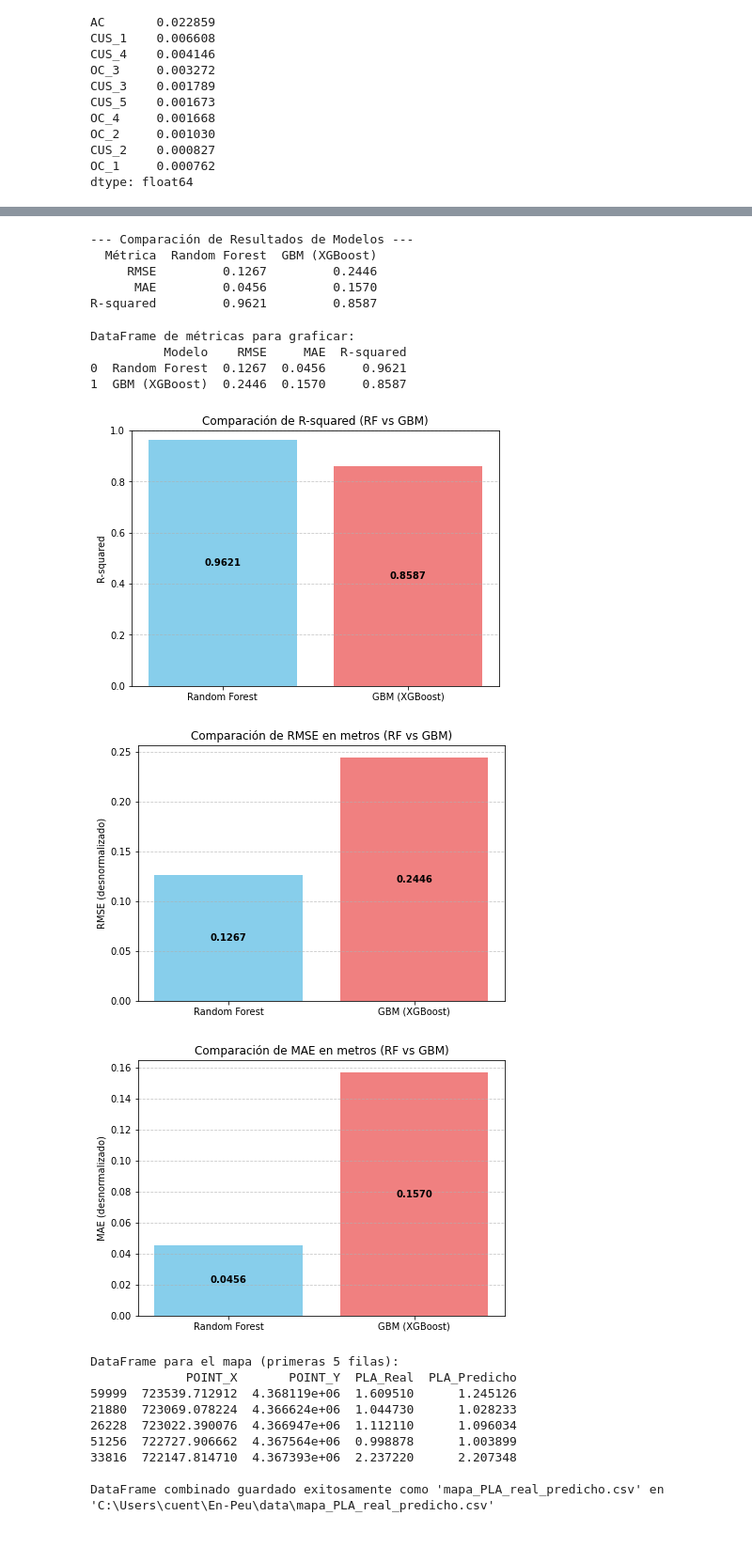
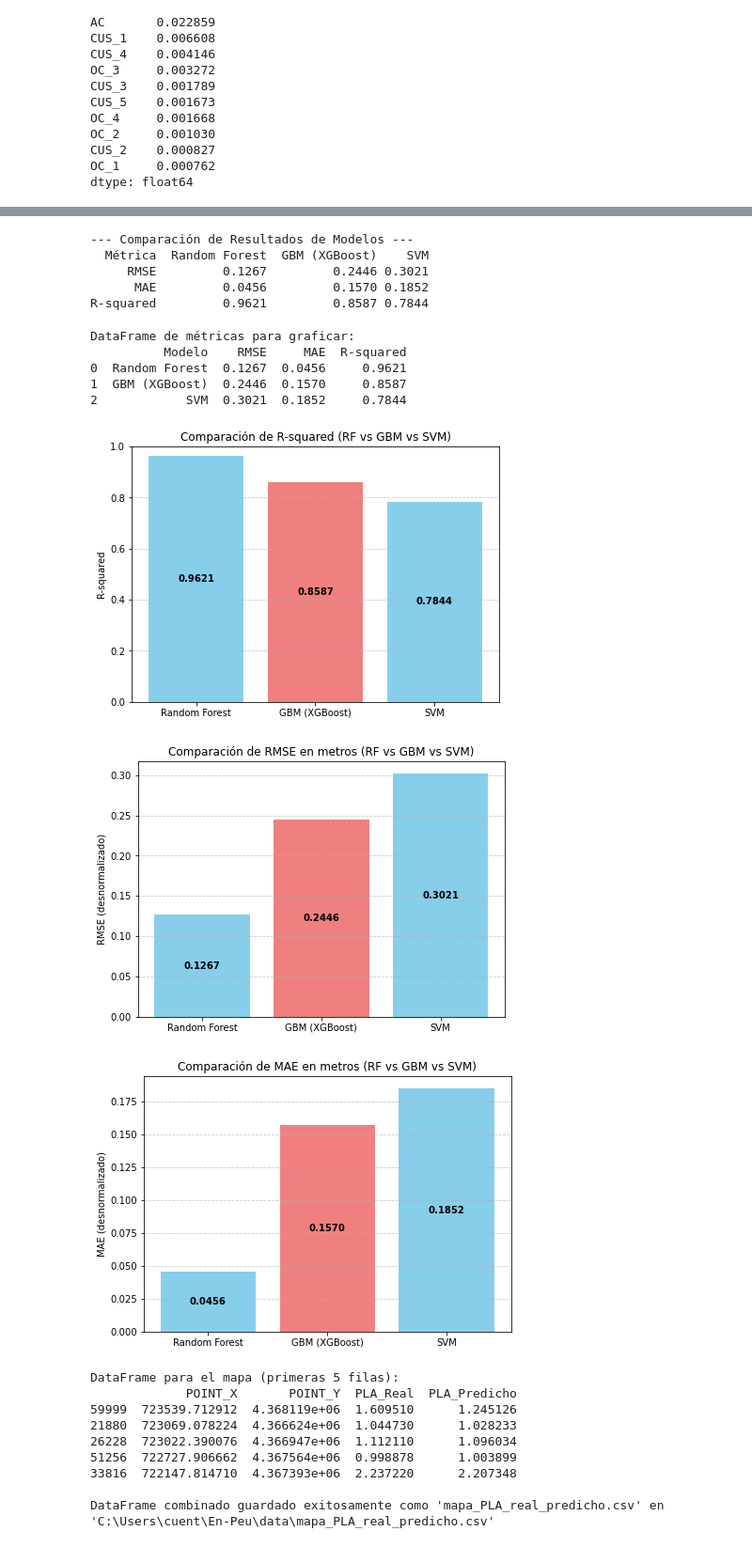
Before and after one commit to ANFAIA/En-Peu, a Jupyter notebook: notebooks/06-train_test_and_models.ipynb, the cells around one changed output, grey strips where cells are left out. Shown at 94% size. Drawn from its saved outputs; the diff is of its cells as text; code cells hidden in the pictures.

Commit message:
nuevo modelo SVM y PDPs

```diff
--- a/notebooks/06-train_test_and_models.ipynb
+++ b/notebooks/06-train_test_and_models.ipynb
@@ -383,0 +451,5 @@ dtype: float64
+# %%
+# --- 4. Realizar Predicciones y Evaluar ---
+# Realizar predicciones sobre el conjunto de prueba (en la escala normalizada)
+predicciones_svr_scaled = modelo_svr_grid.predict(X_test)
+print(f"Predicciones SVR en escala normalizada (primeras 5): {predicciones_svr_scaled[:5]}")
@@ -383,0 +458,19 @@ dtype: float64
+# %%
+# Desnormalizar manualmente las predicciones
+predicciones_svr_desnormalized = predicciones_svr_scaled * range_pla + min_pla
+
+# Desnormalizar los valores reales de prueba (data_test_labels) para comparación
+y_test_desnormalized = y_test * range_pla + min_pla
+
+print(f"Predicciones SVR desnormalizadas (primeras 5): {predicciones_svr_desnormalized[:5]}")
+print(f"Valores reales desnormalizados (primeras 5): {y_test_desnormalized[:5]}")
+
+# --- Calcular métricas con valores desnormalizados ---
+rmse_desnormalized_svr = np.sqrt(mean_squared_error(y_test_desnormalized, predicciones_svr_desnormalized))
+mae_desnormalized_svr = mean_absolute_error(y_test_desnormalized, predicciones_svr_desnormalized)
+r2_desnormalized_svr = r2_score(y_test_desnormalized, predicciones_svr_desnormalized)
+
+print(f"\n--- Métricas SVR en la ESCALA ORIGINAL (desnormalizada) ---")
+print(f"RMSE: {rmse_desnormalized_svr:.4f}")
+print(f"MAE: {mae_desnormalized_svr:.4f}")
+print(f"R-squared: {r2_desnormalized_svr:.4f}")
@@ -388,7 +494,8 @@ dtype: float64
 results_data = {
     'Métrica': ['RMSE', 'MAE', 'R-squared'],
     'Random Forest': [rmse_desnormalized_rf, mae_desnormalized_rf, r2_desnormalized_rf],
-    'GBM (XGBoost)': [rmse_desnormalized_gbm, mae_desnormalized_gbm, r2_desnormalized_gbm]
+    'GBM (XGBoost)': [rmse_desnormalized_gbm, mae_desnormalized_gbm, r2_desnormalized_gbm],
+    'SVM': [rmse_desnormalized_svr, mae_desnormalized_svr, r2_desnormalized_svr]
 }
 
 # Convertir el diccionario a un DataFrame de pandas
@@ -401,10 +508,10 @@ print("--- Comparación de Resultados de Modelos ---")
 print(results_df_rounded.to_string(index=False)) # .to_string(index=False) para no mostrar el índice del DataFrame
 # %% [output]
 --- Comparación de Resultados de Modelos ---
-  Métrica  Random Forest  GBM (XGBoost)
-     RMSE         0.1267         0.2446
-      MAE         0.0456         0.1570
-R-squared         0.9621         0.8587
+  Métrica  Random Forest  GBM (XGBoost)    SVM
+     RMSE         0.1267         0.2446 0.3021
+      MAE         0.0456         0.1570 0.1852
+R-squared         0.9621         0.8587 0.7844
 # %%
 #  Visualización de un gráfico de barras
 # Puedes elegir qué métrica quieres visualizar si lo deseas. Por ejemplo, RMSE.
@@ -414,10 +521,10 @@ import matplotlib.pyplot as plt
 
 # Crear un DataFrame para facilitar la graficación de comparaciones
 metrics_df = pd.DataFrame({
-    'Modelo': ['Random Forest', 'GBM (XGBoost)'],
-    'RMSE': [rmse_desnormalized_rf, rmse_desnormalized_gbm],
-    'MAE': [mae_desnormalized_rf, mae_desnormalized_gbm],
-    'R-squared': [r2_desnormalized_rf, r2_desnormalized_gbm]
+    'Modelo': ['Random Forest', 'GBM (XGBoost)', 'SVM'],
+    'RMSE': [rmse_desnormalized_rf, rmse_desnormalized_gbm, rmse_desnormalized_svr],
+    'MAE': [mae_desnormalized_rf, mae_desnormalized_gbm, mae_desnormalized_svr],
+    'R-squared': [r2_desnormalized_rf, r2_desnormalized_gbm, r2_desnormalized_svr]
 })
 
 print("DataFrame de métricas para graficar:")
@@ -431,7 +538,7 @@ print(metrics_df.round(4))
 # Gráfica 1: Comparación de R-squared
 plt.figure(figsize=(7, 5))
 bars = plt.bar(metrics_df['Modelo'], metrics_df['R-squared'], color=['skyblue', 'lightcoral'])
-plt.title('Comparación de R-squared (RF vs GBM)')
+plt.title('Comparación de R-squared (RF vs GBM vs SVM)')
 plt.ylabel('R-squared')
 plt.ylim(0, 1) # R-squared typically ranges from 0 to 1
 # Añadir valores DENTRO de las barras
@@ -443,52 +550,53 @@ for bar in bars:
 plt.grid(axis='y', linestyle='--', alpha=0.7)
 
 # Guardar la figura en el directorio
-plt.savefig(os.path.join(parent_directory, 'images','R2_gbm_rf.png'), bbox_inches='tight', dpi=300)
+plt.savefig(os.path.join(parent_directory, 'images','R2_gbm_rf_svm.png'), bbox_inches='tight', dpi=300)
 plt.show()
 
 # Gráfica 2: Comparación de RMSE
 plt.figure(figsize=(7, 5))
 bars = plt.bar(metrics_df['Modelo'], metrics_df['RMSE'], color=['skyblue', 'lightcoral'])
-plt.title('Comparación de RMSE en metros (RF vs GBM)')
+plt.title('Comparación de RMSE en metros (RF vs GBM vs SVM)')
 plt.ylabel('RMSE (desnormalizado)')
 # Añadir valores DENTRO de las barras
 for bar in bars:
     yval = bar.get_height()
     plt.text(bar.get_x() + bar.get_width()/2, yval / 2, # Posición X en el centro de la barra, Y a la mitad de la altura
              f'{yval:.4f}', ha='center', va='center', color='black',
              fontsize=10, weight='bold')
 plt.grid(axis='y', linestyle='--', alpha=0.7)
 
 # Guardar la figura en el directorio
-plt.savefig(os.path.join(parent_directory, 'images','RMSE_gbm_rf.png'), bbox_inches='tight', dpi=300)
+plt.savefig(os.path.join(parent_directory, 'images','RMSE_gbm_rf_svm.png'), bbox_inches='tight', dpi=300)
 
 plt.show()
 
 # Gráfica 3: Comparación de MAE
 plt.figure(figsize=(7, 5))
 bars = plt.bar(metrics_df['Modelo'], metrics_df['MAE'], color=['skyblue', 'lightcoral'])
-plt.title('Comparación de MAE en metros (RF vs GBM)')
+plt.title('Comparación de MAE en metros (RF vs GBM vs SVM)')
 plt.ylabel('MAE (desnormalizado)')
 # Añadir valores DENTRO de las barras
 for bar in bars:
     yval = bar.get_height()
     plt.text(bar.get_x() + bar.get_width()/2, yval / 2, # Posición X en el centro de la barra, Y a la mitad de la altura
              f'{yval:.4f}', ha='center', va='center', color='black',
              fontsize=10, weight='bold')
 plt.grid(axis='y', linestyle='--', alpha=0.7)
 
 # Guardar la figura en el directorio
-plt.savefig(os.path.join(parent_directory, 'images','MAE_gbm_rf.png'), bbox_inches='tight', dpi=300)
+plt.savefig(os.path.join(parent_directory, 'images','MAE_gbm_rf_svm.png'), bbox_inches='tight', dpi=300)
 
 plt.show()
 # %% [output]
 DataFrame de métricas para graficar:
           Modelo    RMSE     MAE  R-squared
 0  Random Forest  0.1267  0.0456     0.9621
 1  GBM (XGBoost)  0.2446  0.1570     0.8587
+2            SVM  0.3021  0.1852     0.7844
-[figure, old version]
+[figure, new version]
-[figure, old version]
+[figure, new version]
-[figure, old version]
+[figure, new version]
 # %%
 # --- COMBINAR COORDENADAS Y PREDICCIONES PARA EL MAPA ---
 # Crear un DataFrame con los valores reales, predicciones y coordenadas para el conjunto de prueba
```
Also changed, not shown: parts of 16 cells of this notebook, 7 other files.
